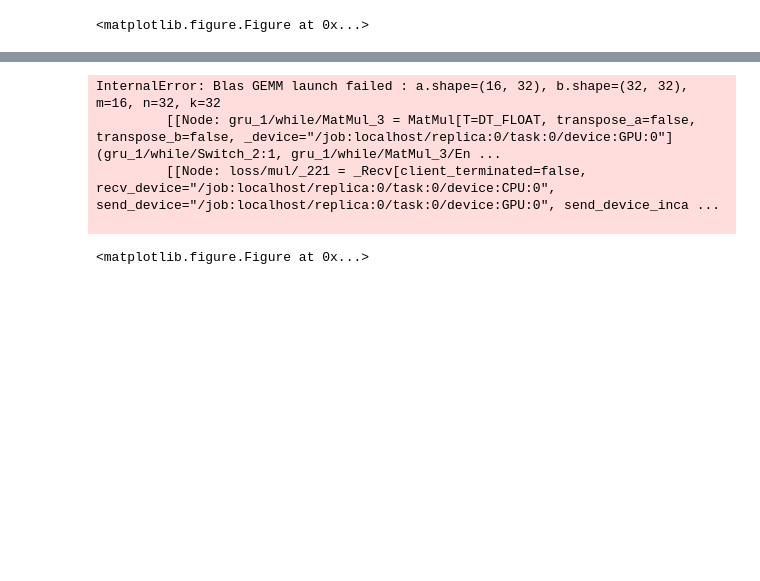
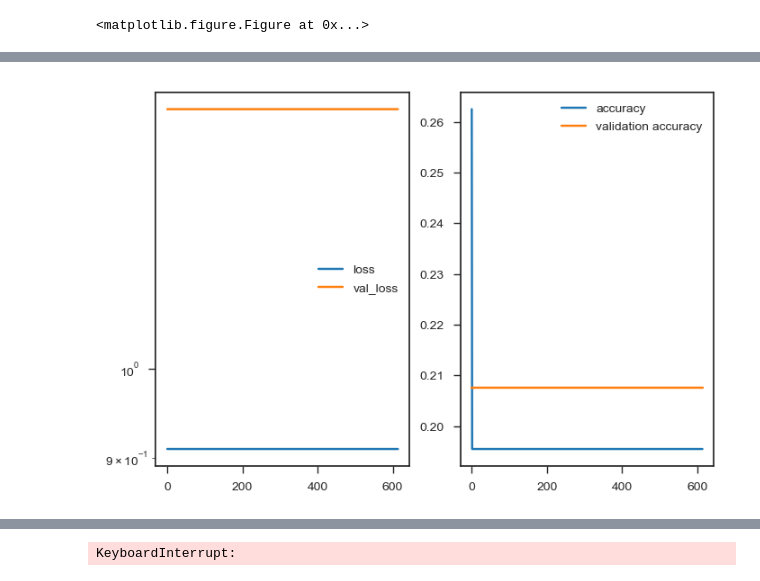
Before and after one commit to tkind94/Trading_bot, a Jupyter notebook: LSTM_attempt_5.ipynb, the cells around one changed output, grey strips where cells are left out. Saved outputs shown, nothing was run; the diff lists cells and outputs as text; code cells hidden in the pictures; blank space fills up the shorter version.

```diff
--- a/LSTM_attempt_5.ipynb
+++ b/LSTM_attempt_5.ipynb
@@ -217,4 +273,5 @@ model = create_network(num_gru_units = 32, num_gru_layers = 3, gru_activation =
 # %%
 # fit network
-history = model.fit(train_X, train_y, epochs=100, batch_size=16, validation_data=(test_X, test_y), verbose=1, shuffle=False, callbacks=[plot_learning])
+model.fit(train_X, train_y, epochs=1000, batch_size=1024, validation_data=(test_X, test_y), verbose=1, shuffle=False, callbacks=[plot_learning, tbcallback])
 # %% [output]
+[figure, added]
@@ -223,5 +280 @@ Epoch 1/100
-InternalError: Blas GEMM launch failed : a.shape=(16, 32), b.shape=(32, 32), m=16, n=32, k=32
-         [[Node: gru_1/while/MatMul_3 = MatMul[T=DT_FLOAT, transpose_a=false, transpose_b=false, _device="/job:localhost/replica:0/task:0/device:GPU:0"](gru_1/while/Switch_2:1, gru_1/while/MatMul_3/En ...
-         [[Node: loss/mul/_221 = _Recv[client_terminated=false, recv_device="/job:localhost/replica:0/task:0/device:CPU:0", send_device="/job:localhost/replica:0/task:0/device:GPU:0", send_device_inca ...
-
+KeyboardInterrupt:
-<matplotlib.figure.Figure at 0x...>
```
Also changed, not shown: parts of 18 cells of this notebook, 4 other files.
